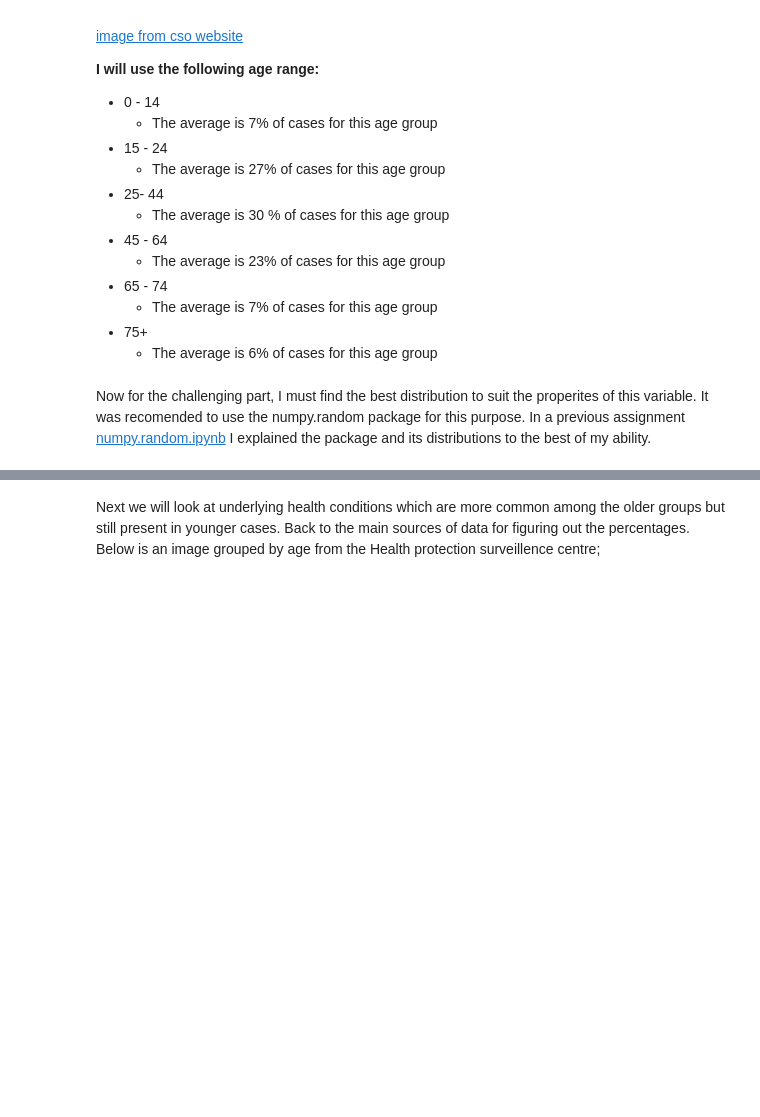
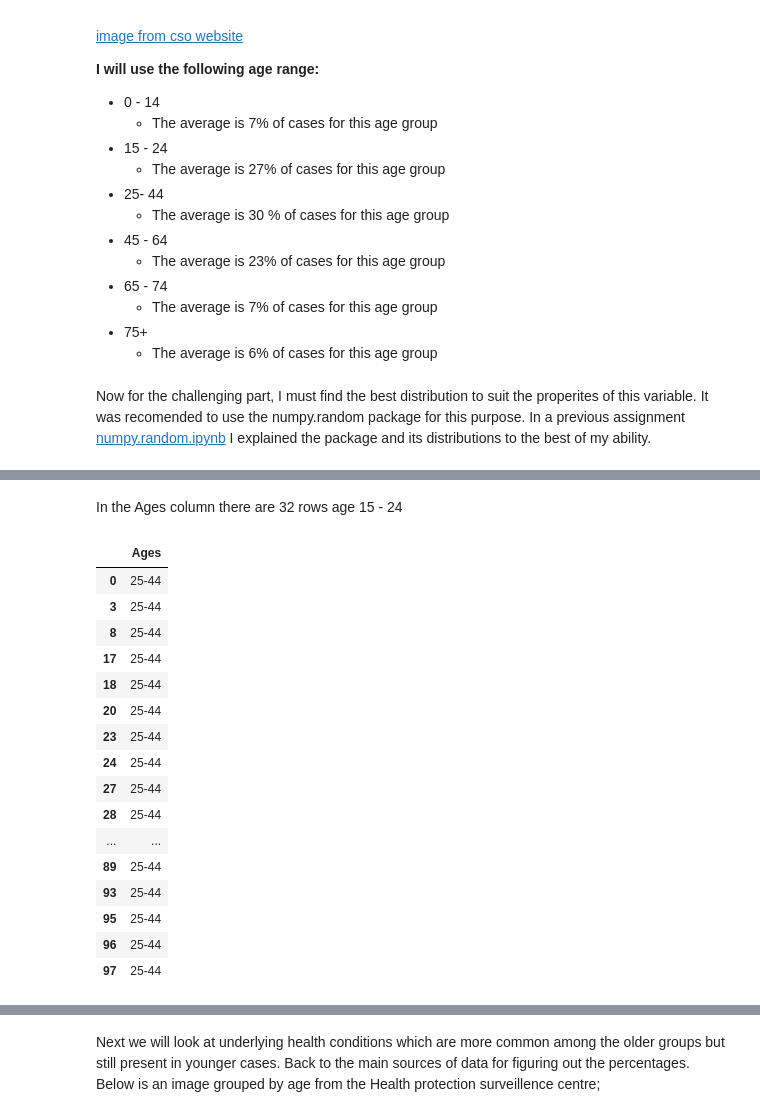
Before and after one commit to AineNicD/simulating-data, a Jupyter notebook: simulating-data.ipynb, the cells around one changed output, grey strips where cells are left out. Cells and saved outputs as stored; diff of their text form; code cells hidden in the pictures; blank space fills up the shorter version.

```diff
--- a/simulating-data.ipynb
+++ b/simulating-data.ipynb
@@ -163,0 +223,23 @@ df1
+# %% [markdown]
+In the Ages column there are 32 rows age 15 - 24
+# %%
+#show data frame rows with age value 25-44
+dfsample.loc[dfsample.loc[:, 'Ages'] == '25-44']
+# %% [output]
+|  | Ages |
+| 0 | 25-44 |
+| 3 | 25-44 |
+| 8 | 25-44 |
+| 17 | 25-44 |
+| 18 | 25-44 |
+| 20 | 25-44 |
+| 23 | 25-44 |
+| 24 | 25-44 |
+| 27 | 25-44 |
+| 28 | 25-44 |
+| ... | ... |
+| 89 | 25-44 |
+| 93 | 25-44 |
+| 95 | 25-44 |
+| 96 | 25-44 |
+| 97 | 25-44 |
```
Also changed, not shown: parts of 47 cells of this notebook.
